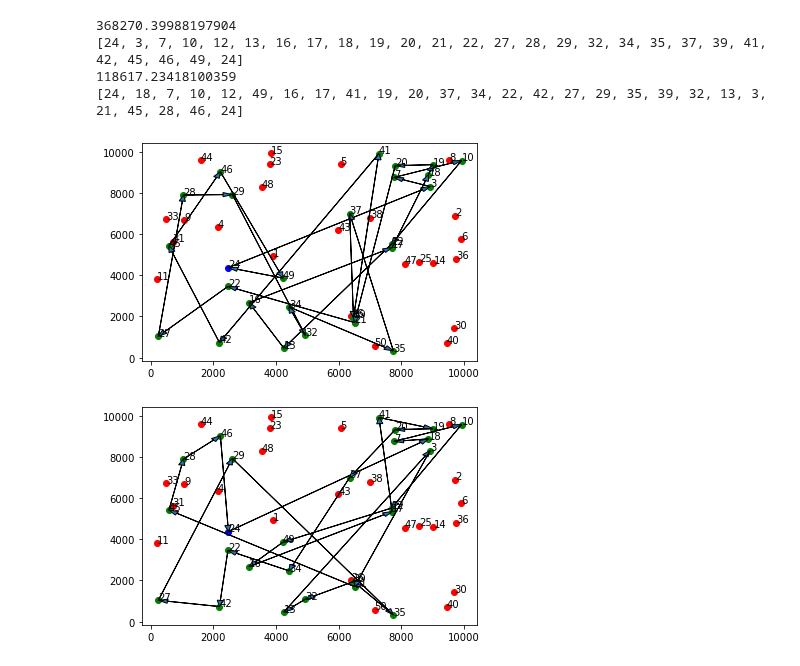
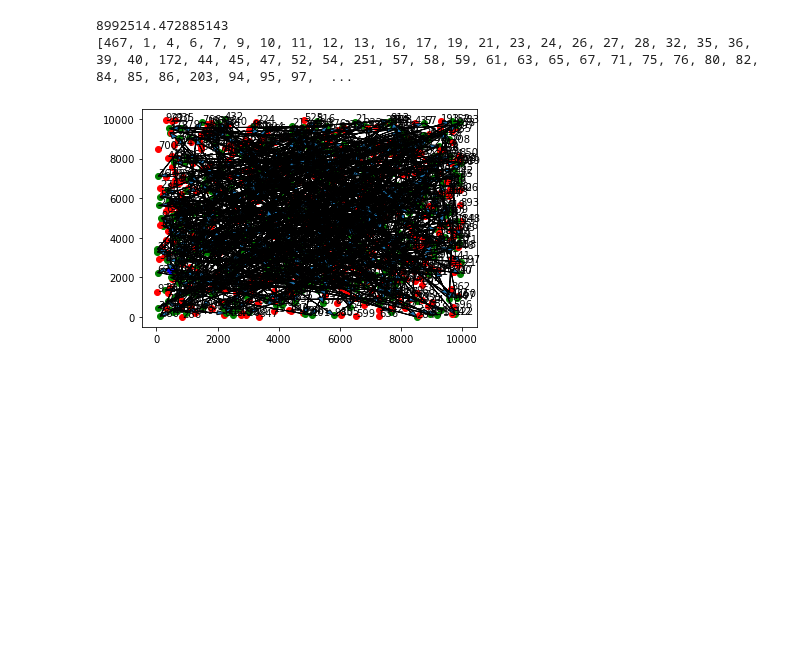
Before and after one commit to SnipeDragons/Algo-Livrable-1, a Jupyter notebook: Recuit.ipynb, the cells around one changed output. Drawn from its saved outputs; the diff is of its cells as text; code cells hidden in the pictures; blank space fills up the shorter version.

```diff
--- a/Recuit.ipynb
+++ b/Recuit.ipynb
@@ -271,47 +271,44 @@ def DisplayCycle(ax, cities: list, path: list):
 random.seed(a=3)
 
 # Generator settings
-nbPoints = 50
+nbPoints = 1000
 Size_Map = (10000, 10000)
 Fluctuation = 10
 Fluctuation_Weight = 10
 
 # Generation of cities
 points = DefinitionCity(GeneratorCity(nbPoints, Size_Map))
 
 # Generation of the graph
 graph = GeneratorGraph(points, Fluctuation, Fluctuation_Weight)
 
 # Create a path with every cities which need to be delivered
 cycle = []
 for i in range(len(points)):
     if points[i][2] == 1:
         cycle += [i+1]
 # Get the repository point
 repository = [x+1 for x, y in enumerate(points) if y[2] == 2]
 # Add the depository on the path
 cycle = repository + cycle + repository
 
 ## Initiale solution
 # Calculate the energie of the path
 energie = EnergieSum(graph, cycle)
-print(energie)
-print(cycle)
+#print(energie)
+#print(cycle)
 # Initiate the first figure
-fig1, ax1 = plt.subplots()
-DisplayCycle(ax1, points, cycle)
+#fig1, ax1 = plt.subplots()
+#DisplayCycle(ax1, points, cycle)
 
 ## Improvement of the solution
 cycle, energie = Recuit(graph, cycle, energie, 200.0, 0.001, 0.999)
 print(energie)
 print(cycle)
 # Initiate the second figure
 fig2, ax2 = plt.subplots()
 DisplayCycle(ax2, points, cycle)
 # %% [output]
-368270.39988197904
-[24, 3, 7, 10, 12, 13, 16, 17, 18, 19, 20, 21, 22, 27, 28, 29, 32, 34, 35, 37, 39, 41, 42, 45, 46, 49, 24]
-118617.23418100359
-[24, 18, 7, 10, 12, 49, 16, 17, 41, 19, 20, 37, 34, 22, 42, 27, 29, 35, 39, 32, 13, 3, 21, 45, 28, 46, 24]
+8992514.472885143
+[467, 1, 4, 6, 7, 9, 10, 11, 12, 13, 16, 17, 19, 21, 23, 24, 26, 27, 28, 32, 35, 36, 39, 40, 172, 44, 45, 47, 52, 54, 251, 57, 58, 59, 61, 63, 65, 67, 71, 75, 76, 80, 82, 84, 85, 86, 203, 94, 95, 97,  ...
-[figure, old version]
+[figure, new version]
-[figure, removed]
```
Also changed, not shown: parts of 2 cells of this notebook, 1 other file.
